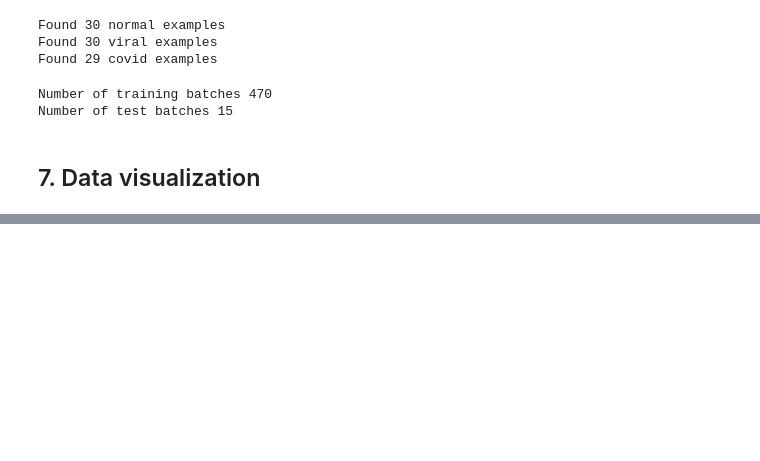
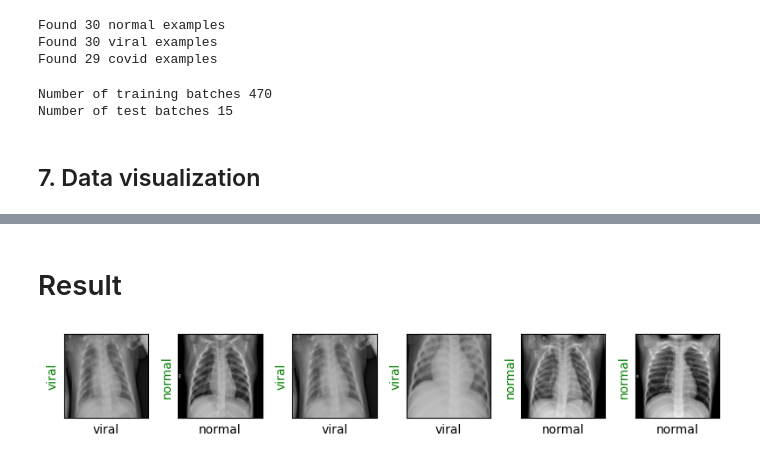
Before and after one commit to sreerag-chandrasekharan/Covid19-detection-chest-xray, a Jupyter notebook: Main.ipynb, the cells around one changed output, grey strips where cells are left out. Drawn from its saved outputs; the diff is of its cells as text; code cells hidden in the pictures; blank space fills up the shorter version.

```diff
--- a/Main.ipynb
+++ b/Main.ipynb
@@ -171,0 +296,6 @@ show_images(images, labels, labels)
+# %% [markdown]
+# Result
+# %%
+show_preds()
+# %% [output]
+[figure, added]
```
Also changed, not shown: parts of 12 cells of this notebook.
